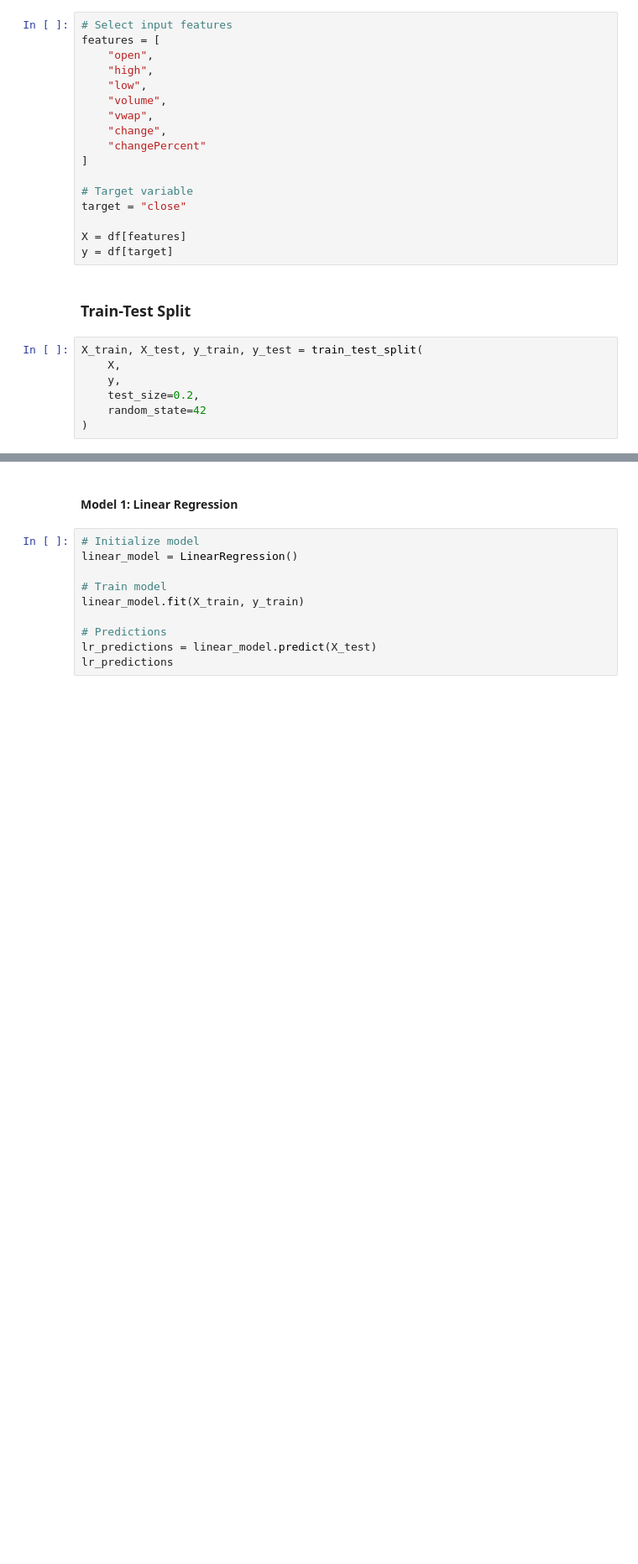
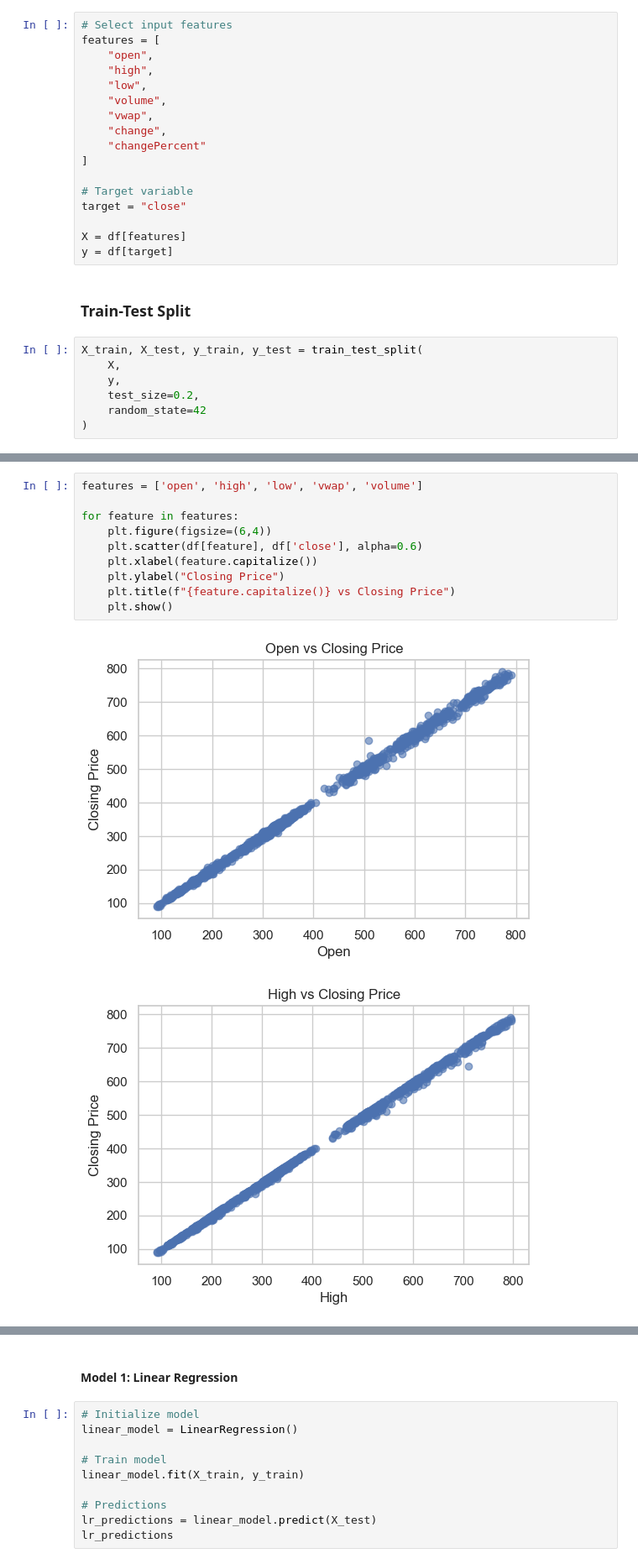
Before and after one commit to dida012/StockpriceGroup9, a Jupyter notebook: Model.ipynb, the cells around one changed output, grey strips where cells are left out. Shown at 84% size. Cells and saved outputs as stored; diff of their text form; blank space fills up the shorter version.

```diff
--- a/Model.ipynb
+++ b/Model.ipynb
@@ -69,0 +173,13 @@ X_train, X_test, y_train, y_test = train_test_split(
+# %%
+features = ['open', 'high', 'low', 'vwap', 'volume']
+
+for feature in features:
+    plt.figure(figsize=(6,4))
+    plt.scatter(df[feature], df['close'], alpha=0.6)
+    plt.xlabel(feature.capitalize())
+    plt.ylabel("Closing Price")
+    plt.title(f"{feature.capitalize()} vs Closing Price")
+    plt.show()
+# %% [output]
+[figure, added]
+[figure, added]
```
Also changed, not shown: parts of 39 cells of this notebook, 3 other files.
